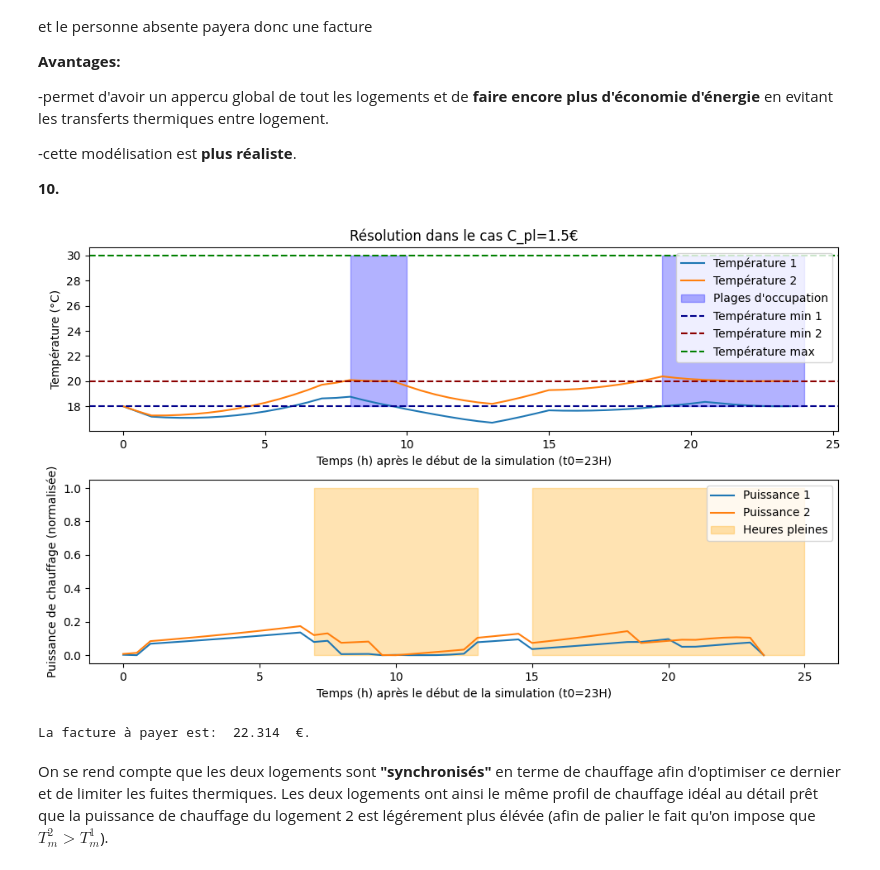
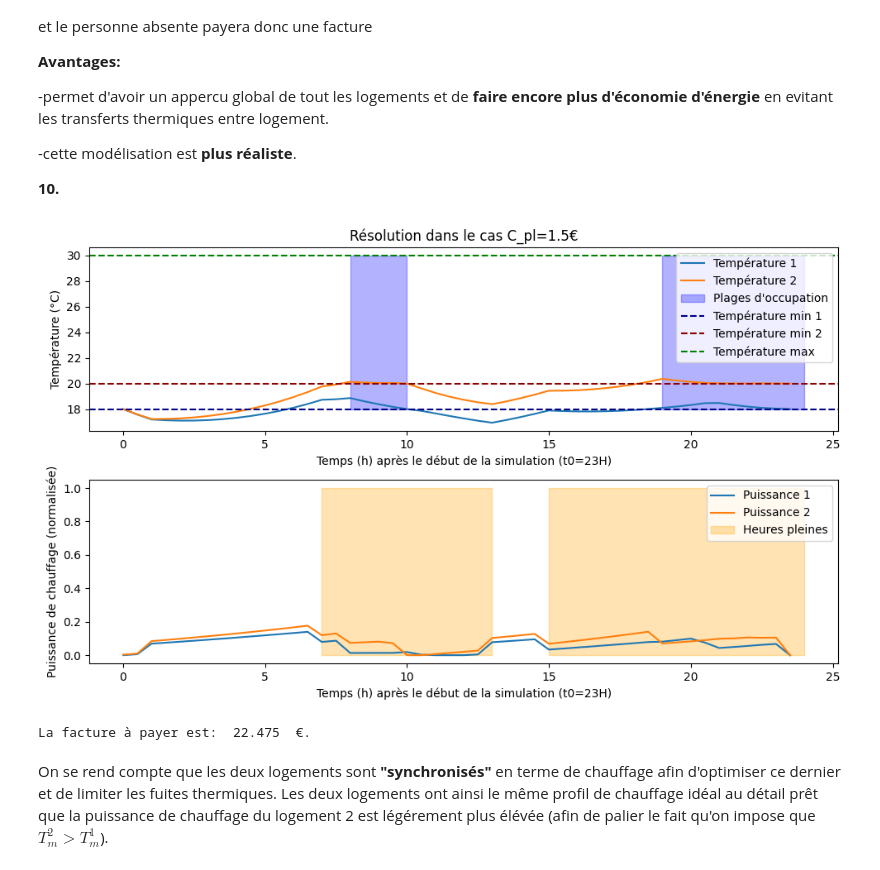
Before and after one commit to TomSchippke/PROJETS_S2, a Jupyter notebook: Mini_Projet_Optim_LAGARDE_SCHIPPKE.ipynb, the cells around one changed output. Cells and saved outputs as stored; diff of their text form; code cells hidden in the pictures.

```diff
--- a/Mini_Projet_Optim_LAGARDE_SCHIPPKE.ipynb
+++ b/Mini_Projet_Optim_LAGARDE_SCHIPPKE.ipynb
@@ -93,7 +93,7 @@ def contraintes_ineq(X):
     P = X[N:]
     contraintes = []
     for i in range(N):
-        if 7+(24-t_0) <= i/2 % 24 < 9+(24-t_0) or 18+(24-t_0) <= i/2 % 24 < 23+(24-t_0):
+        if 7+(24-t_0) <= i/2 % 24 <= 9+(24-t_0) or 18+(24-t_0) <= i/2 % 24 <= 23+(24-t_0):
             # Contraintes de température pendant les heures d'occupation
             contraintes.append(T[i]-Tm)
             contraintes.append(TM-T[i] )
@@ -168,12 +168,11 @@ def resolution (cpl=1.50):
     plt.xlabel('Temps (h) après le début de la simulation (t0=23H)')
     plt.ylabel('Puissance de chauffage (normalisée)')
     plt.fill_between([6+(24-t_0),12+(24-t_0)], 0, 1, alpha=0.3, color='orange', label='Heures pleines')
-    plt.fill_between([14+(24-t_0),23.99+(24-t_0)], 0, 1, alpha=0.3, color='orange')
+    plt.fill_between([14+(24-t_0),23+(24-t_0)], 0, 1, alpha=0.3, color='orange')
     plt.legend(loc='upper right')
 
     plt.tight_layout()
     plt.show()
-
     print('La facture à payer est: ', round(cost(resultat_minimize.x), 3),' €.')
     return
 
@@ -271,7 +273,7 @@ def contraintes_ineq(X):
     P2 = X[3*N:]
     contraintes = []
     for i in range(N):
-        if 7+(24-t_0)<= i/2 % 24 < 9+(24-t_0) or 18+(24-t_0) <= i/2 % 24 < 23+(24-t_0):
+        if 7+(24-t_0)<= i/2 % 24 <= 9+(24-t_0) or 18+(24-t_0) <= i/2 % 24 <= 23+(24-t_0):
             # Contraintes de température pendant les heures d'occupation
             contraintes.append(T1[i]-Tm1)
             contraintes.append(TM-T1[i] )
@@ -280,7 +282,7 @@ def contraintes_ineq(X):
         contraintes.append(P1[i])
         contraintes.append(PM-P1[i])
     for i in range(N):
-        if 7+(24-t_0) <= i/2 % 24 < 9+(24-t_0) or 18+(24-t_0) <= i/2 % 24 < 23+(24-t_0):
+        if 7+(24-t_0) <= i/2 % 24 <= 9+(24-t_0) or 18+(24-t_0) <= i/2 % 24 <= 23+(24-t_0):
             # Contraintes de température pendant les heures d'occupation
             contraintes.append(T2[i]-Tm2)
             contraintes.append(TM-T2[i] )
@@ -356,36 +358,36 @@ def resolution (cpl=1.50):
     plt.plot(temps, T1_resultat, label='Température 1')
     plt.plot(temps, T2_resultat, label='Température 2')
 
     plt.fill_between([7+(24-t_0),9+(24-t_0)], Tm1, TM, alpha=0.3, color='blue', label='Plages d\'occupation')
     plt.fill_between([18+(24-t_0),23+(24-t_0)], Tm1, TM, alpha=0.3, color='blue')
     plt.axhline(y=Tm1, color='darkblue', linestyle='--', label='Température min 1')
     plt.axhline(y=Tm2, color='darkred', linestyle='--', label='Température min 2')
 
     plt.axhline(y=TM, color='g', linestyle='--', label='Température max')
     plt.xlabel('Temps (h) après le début de la simulation (t0=23H)')
     plt.ylabel('Température (°C)')
     plt.legend(loc='upper right')
 
     plt.subplot(2, 1, 2)
     plt.plot(temps, Pow1_resultat / PM, label='Puissance 1')
     plt.plot(temps, Pow2_resultat / PM, label='Puissance 2')
 
     plt.xlabel('Temps (h) après le début de la simulation (t0=23H)')
     plt.ylabel('Puissance de chauffage (normalisée)')
     plt.fill_between([6+(24-t_0),12+(24-t_0)], 0, 1, alpha=0.3, color='orange', label='Heures pleines')
-    plt.fill_between([14+(24-t_0),23.99+(24-t_0)], 0, 1, alpha=0.3, color='orange')
+    plt.fill_between([14+(24-t_0),23+(24-t_0)], 0, 1, alpha=0.3, color='orange')
     plt.legend(loc='upper right')
 
     plt.tight_layout()
     plt.show()
 
     print('La facture à payer est: ', round(cost(resultat_minimize.x), 3),' €.')
     return
 
 resolution()
 # %% [output]
-[figure, old version]
+[figure, new version]
-La facture à payer est:  22.314  €.
+La facture à payer est:  22.475  €.
 # %% [markdown]
 On se rend compte que les deux logements sont **"synchronisés"** en terme de chauffage afin d'optimiser ce dernier et de limiter les fuites thermiques. Les deux logements ont ainsi le même profil de chauffage idéal au détail prêt que la puissance de chauffage du logement 2 est légérement plus élévée (afin de palier le fait qu'on impose que $T_m^2>T_m^1$).
 # %% [markdown]
```
Also changed, not shown: parts of 2 cells of this notebook.
